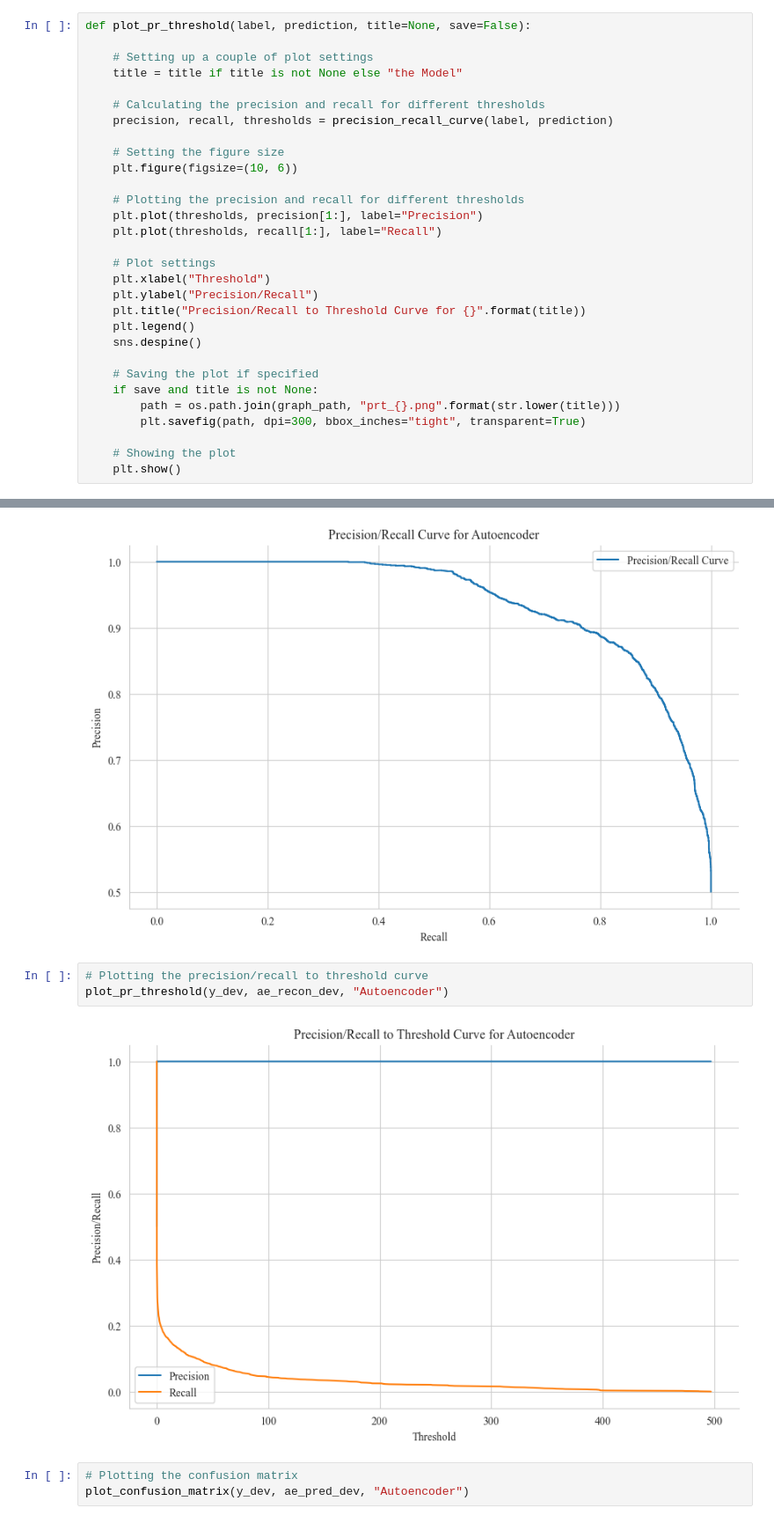
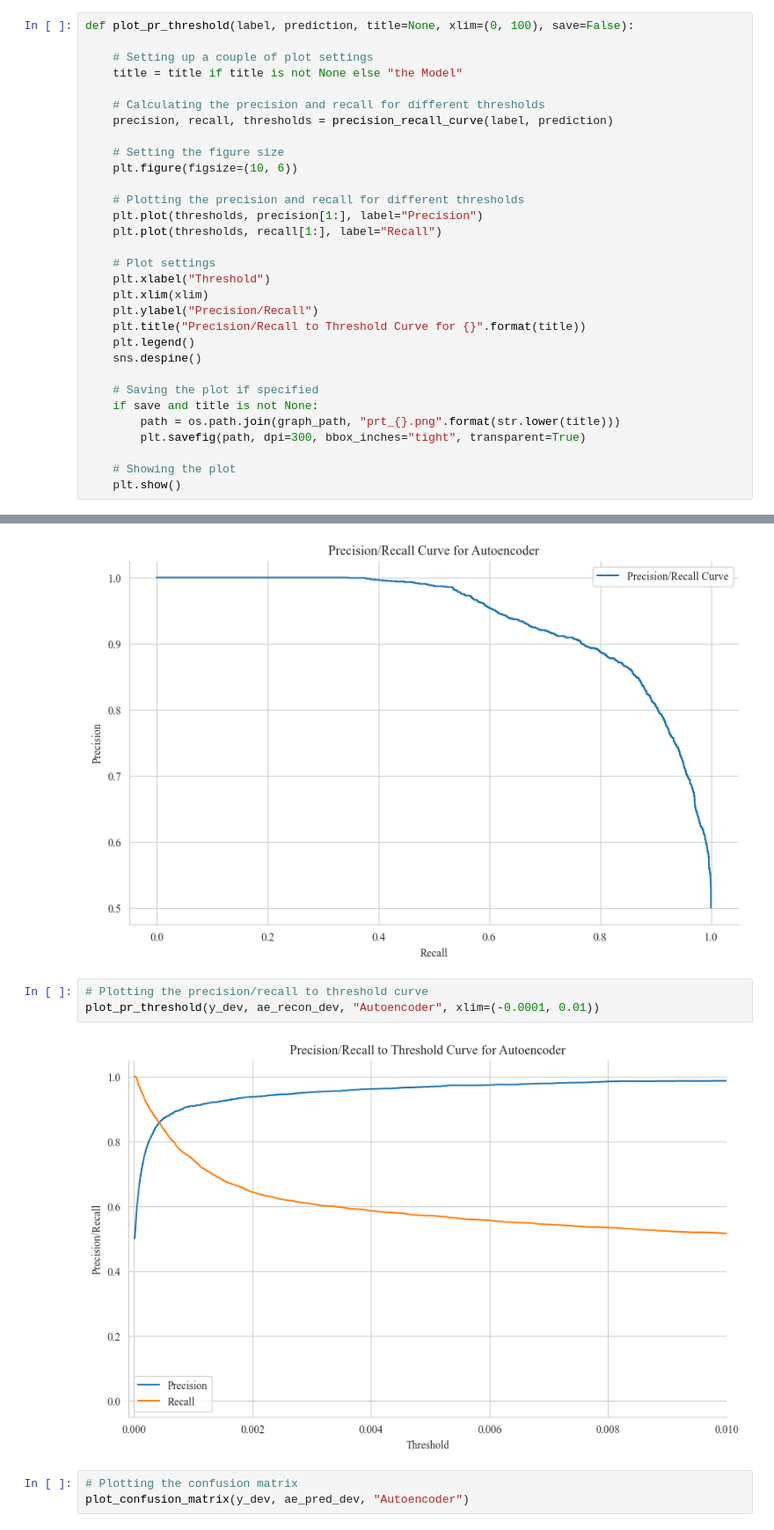
Before and after one commit to dennisjooo/Credit-Fraud-Detector, a Jupyter notebook: fraud.ipynb, the cells around one changed output, grey strips where cells are left out. Shown: that part at 88% size. Drawn from its saved outputs; the diff is of its cells as text.

```diff
--- a/fraud.ipynb
+++ b/fraud.ipynb
@@ -266,7 +380,7 @@ def plot_roc_curve(label, prediction, title=None, save=False):
     # Displaying the plot
     plt.show()
 # %%
-def plot_pr_threshold(label, prediction, title=None, save=False):
+def plot_pr_threshold(label, prediction, title=None, xlim=(0, 100), save=False):
 
     # Setting up a couple of plot settings
     title = title if title is not None else "the Model"
@@ -283,6 +397,7 @@ def plot_pr_threshold(label, prediction, title=None, save=False):
 
     # Plot settings
     plt.xlabel("Threshold")
+    plt.xlim(xlim)
     plt.ylabel("Precision/Recall")
     plt.title("Precision/Recall to Threshold Curve for {}".format(title))
     plt.legend()
@@ -920,9 +1037,9 @@ plot_precision_recall_curve(y_dev, ae_recon_dev, "Autoencoder")
 [figure]
 # %%
 # Plotting the precision/recall to threshold curve
-plot_pr_threshold(y_dev, ae_recon_dev, "Autoencoder")
+plot_pr_threshold(y_dev, ae_recon_dev, "Autoencoder", xlim=(-0.0001, 0.01))
 # %% [output]
-[figure, old version]
+[figure, new version]
 # %%
 # Plotting the confusion matrix
 plot_confusion_matrix(y_dev, ae_pred_dev, "Autoencoder")
```
Also changed, not shown: parts of 30 cells of this notebook.
